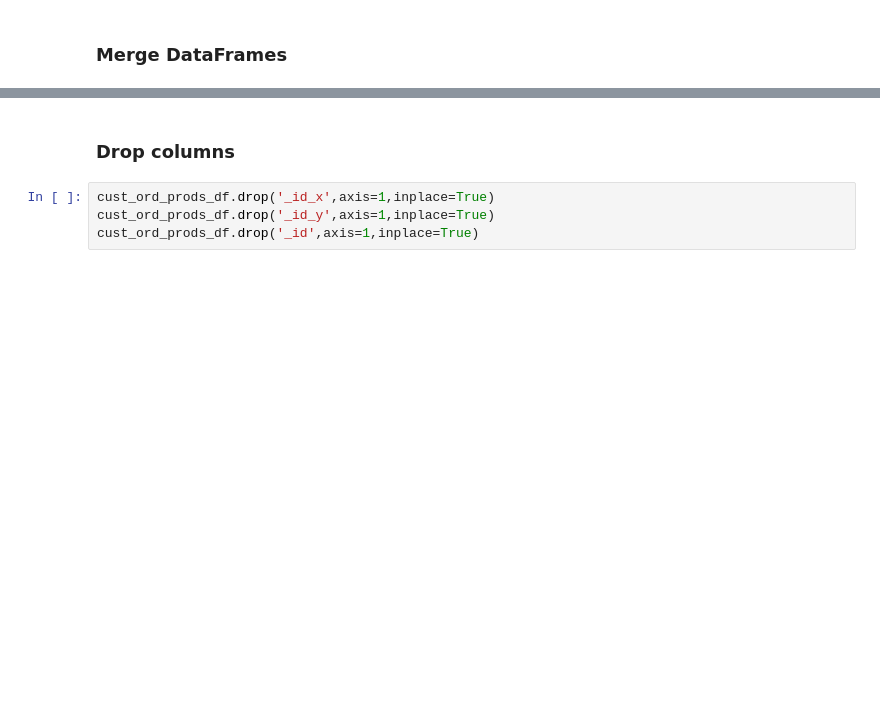
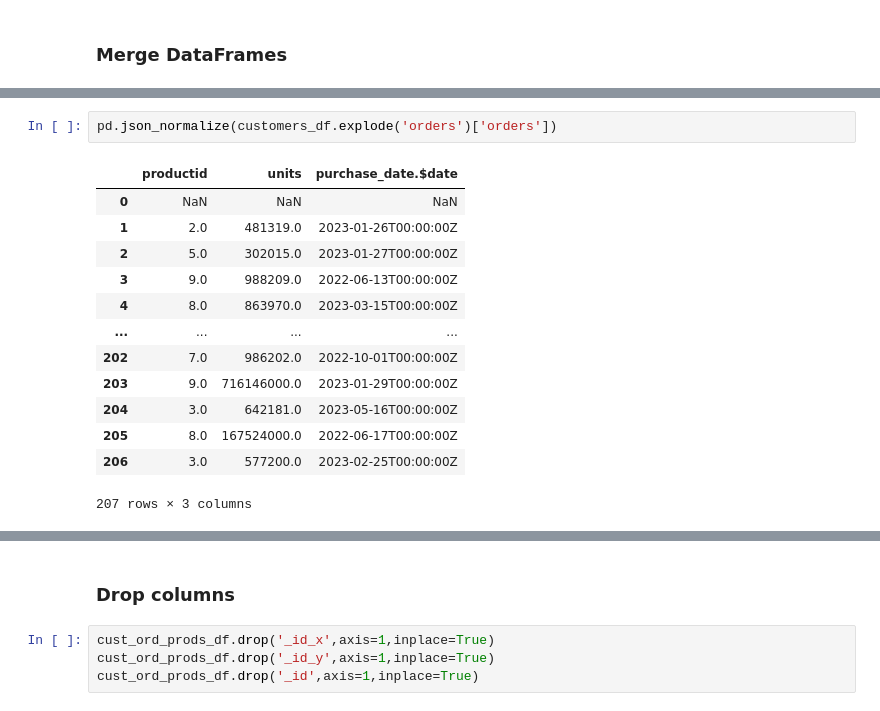
Before and after one commit to matthewpecsok/data_engineering, a Jupyter notebook: tutorials/de_nosql_databases_tutorial.ipynb, the cells around one changed output, grey strips where cells are left out. Drawn from its saved outputs; the diff is of its cells as text; blank space fills up the shorter version.

```diff
--- a/tutorials/de_nosql_databases_tutorial.ipynb
+++ b/tutorials/de_nosql_databases_tutorial.ipynb
@@ -361 +456,17 @@ products_df.head(2)
+# %%
+pd.json_normalize(customers_df.explode('orders')['orders'])
+# %% [output]
+|  | productid | units | purchase_date.$date |
+| 0 | NaN | NaN | NaN |
+| 1 | 2.0 | 481319.0 | 2023-01-26T00:00:00Z |
+| 2 | 5.0 | 302015.0 | 2023-01-27T00:00:00Z |
+| 3 | 9.0 | 988209.0 | 2022-06-13T00:00:00Z |
+| 4 | 8.0 | 863970.0 | 2023-03-15T00:00:00Z |
+| ... | ... | ... | ... |
+| 202 | 7.0 | 986202.0 | 2022-10-01T00:00:00Z |
+| 203 | 9.0 | 716146000.0 | 2023-01-29T00:00:00Z |
+| 204 | 3.0 | 642181.0 | 2023-05-16T00:00:00Z |
+| 205 | 8.0 | 167524000.0 | 2022-06-17T00:00:00Z |
+| 206 | 3.0 | 577200.0 | 2023-02-25T00:00:00Z |
+207 rows × 3 columns
 # %%
```
Also changed, not shown: parts of 62 cells of this notebook.
